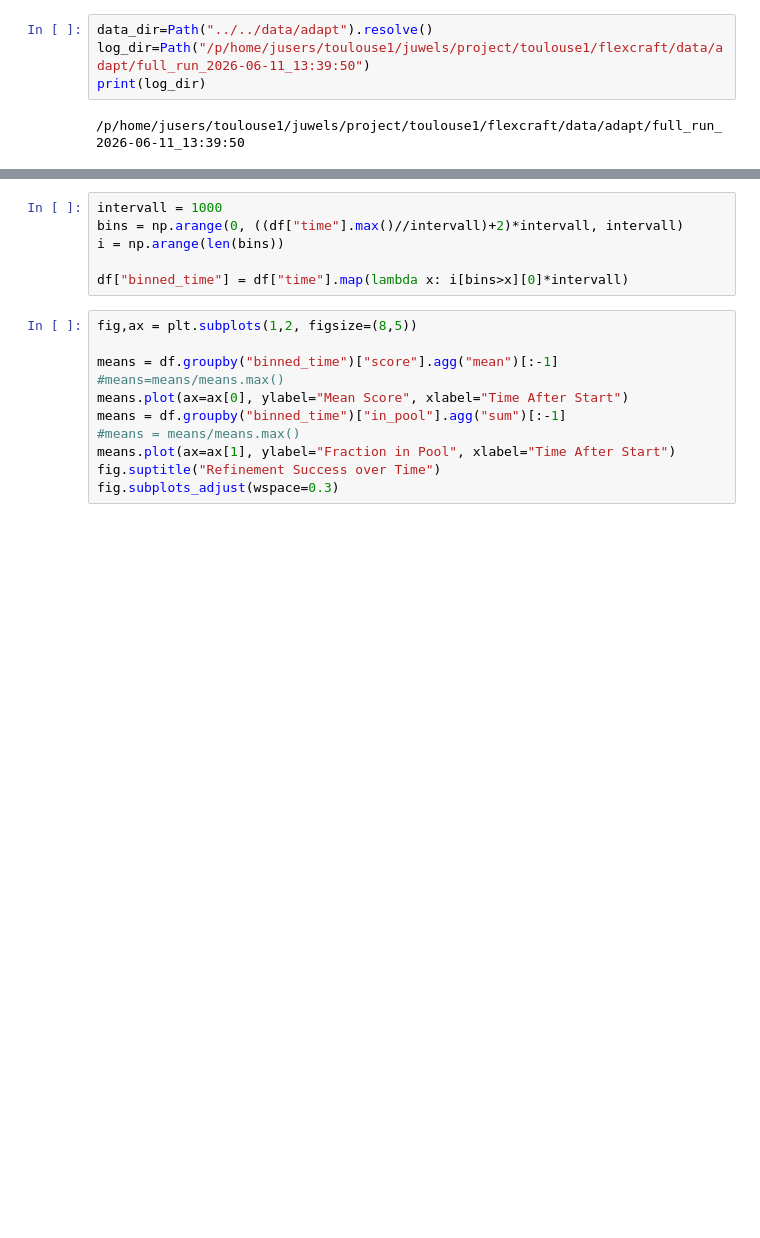
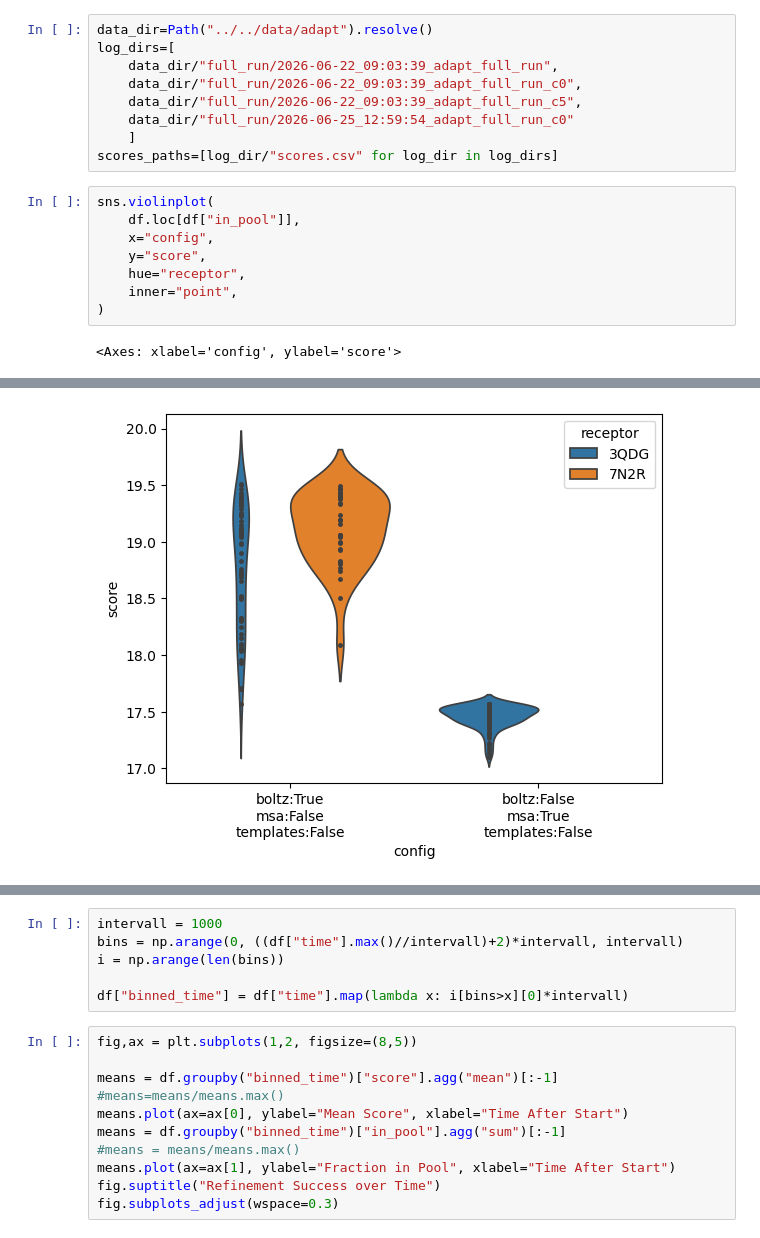
Before and after one commit to NTBiotech/flexcraft, a Jupyter notebook: notebooks/adapt/full_run_analysis.ipynb, the cells around one changed output, grey strips where cells are left out. Saved outputs shown, nothing was run; the diff lists cells and outputs as text; blank space fills up the shorter version.

```diff
--- a/notebooks/adapt/full_run_analysis.ipynb
+++ b/notebooks/adapt/full_run_analysis.ipynb
@@ -12,6 +136,19 @@ import seaborn as sns
 # %%
 data_dir=Path("../../data/adapt").resolve()
-log_dir=Path("/p/home/jusers/toulouse1/juwels/project/toulouse1/flexcraft/data/adapt/full_run_2026-06-11_13:39:50")
-print(log_dir)
+log_dirs=[
+    data_dir/"full_run/2026-06-22_09:03:39_adapt_full_run",
+    data_dir/"full_run/2026-06-22_09:03:39_adapt_full_run_c0",
+    data_dir/"full_run/2026-06-22_09:03:39_adapt_full_run_c5",
+    data_dir/"full_run/2026-06-25_12:59:54_adapt_full_run_c0"
+    ]
+scores_paths=[log_dir/"scores.csv" for log_dir in log_dirs]
-# %% [output]
-/p/home/jusers/toulouse1/juwels/project/toulouse1/flexcraft/data/adapt/full_run_2026-06-11_13:39:50
+# %%
+sns.violinplot(
+    df.loc[df["in_pool"]],
+    x="config",
+    y="score",
+    hue="receptor",
+    inner="point",
+)
+# %% [output]
+<Axes: xlabel='config', ylabel='score'>
@@ -17,0 +172 @@ print(log_dir)
+[figure, added]
```
Also changed, not shown: parts of 20 cells of this notebook, 25 other files.
